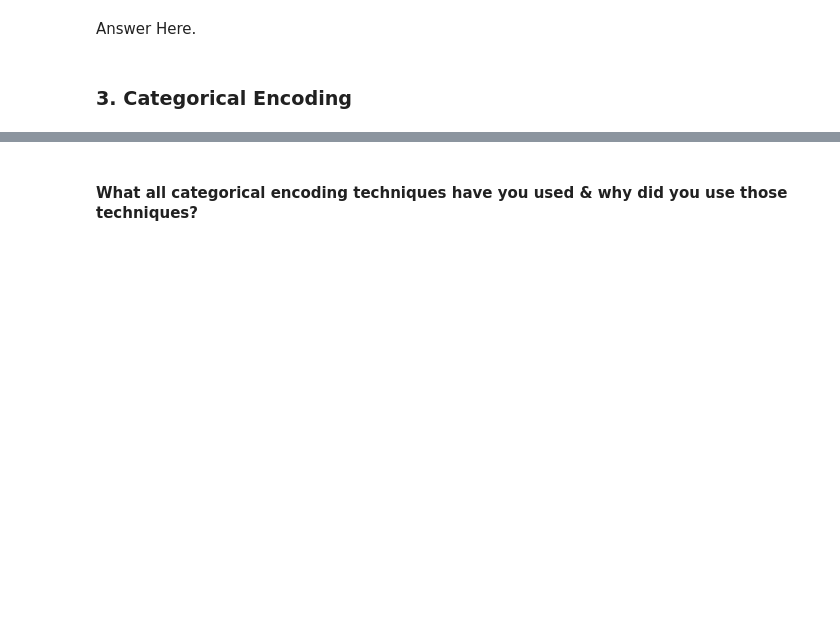
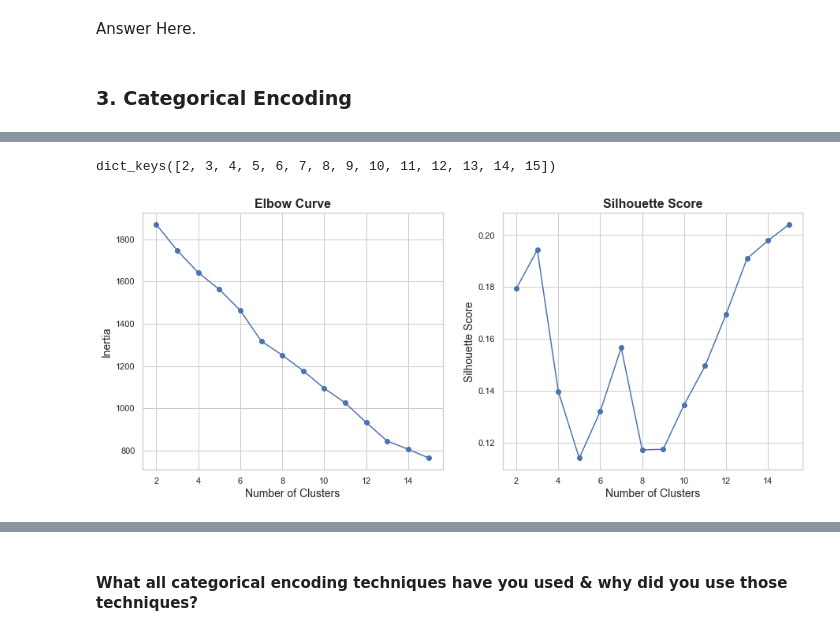
Before and after one commit to AimanSahay/ML-Project---Zomato-Restaurant-Clustering-and-Sentiment-Analysis, a Jupyter notebook: ML Project - Zomato Restaurant Clustering and Customer Sentiment Analysis.ipynb, the cells around one changed output, grey strips where cells are left out. Cells and saved outputs as stored; diff of their text form; code cells hidden in the pictures; blank space fills up the shorter version.

Commit message:
Clustering Analysis

```diff
--- a/ML Project - Zomato Restaurant Clustering and Customer Sentiment Analysis.ipynb
+++ b/ML Project - Zomato Restaurant Clustering and Customer Sentiment Analysis.ipynb
@@ -1669,0 +1742,4 @@ Answer Here.
+# %%
+# Drop the NaN restaurants
+features_df = features_df.dropna()
+features_df[["Cost", "Average_Rating"]].isnull().sum()
@@ -1669,0 +1760,5 @@ Answer Here.
+# %%
+# Select only the cuisines that occur more than once
+selected_features = features_df.columns[features_df.sum(axis=0) > 4].tolist()
+print(f"Selected Features: \n{selected_features}\n")
+print(f"Total Number of Selected Features: {len(selected_features)}")
@@ -1669,0 +1783,6 @@ Answer Here.
+# %%
+# Create a dataset with selected features to be used for clustering.
+X = features_df[selected_features]
+
+# Scale the data using StandardScaler()
+X_scaled = StandardScaler().fit_transform(X)
@@ -1669,0 +1824,4 @@ Answer Here.
+# %%
+inertia_values, silhouette_scores = perform_kmeans_and_metrics(X_scaled, 2, 15, init="k-means++")
+print(f"Inertia Values: \n{inertia_values}\n")
+print(f"Silhouette Scores: \n{silhouette_scores}")
@@ -1669,0 +1834,19 @@ Answer Here.
+# %%
+inertia_values.keys()
+# %% [output]
+dict_keys([2, 3, 4, 5, 6, 7, 8, 9, 10, 11, 12, 13, 14, 15])
+# %%
+# Visualize the inertia values and score to find optimal number of clusters.
+
+# Set figure dimensions
+fig, axes = plt.subplots(1, 2, figsize=(15,6))
+
+# Plot an elbow curve to find the optimal number of clusters.
+axes[0].plot(inertia_values.keys(), inertia_values.values(), marker="o")
+plot_labels("Number of Clusters", "Inertia", "Elbow Curve", axes, 0)
+
+# Plot the silhouette score plot to analyze cluster quality.
+axes[1].plot(silhouette_scores.keys(), silhouette_scores.values(), marker="o")
+plot_labels("Number of Clusters", "Silhouette Score", "Silhouette Score", axes, 1)
+# %% [output]
+[figure, added]
```
Also changed, not shown: parts of 37 cells of this notebook.
